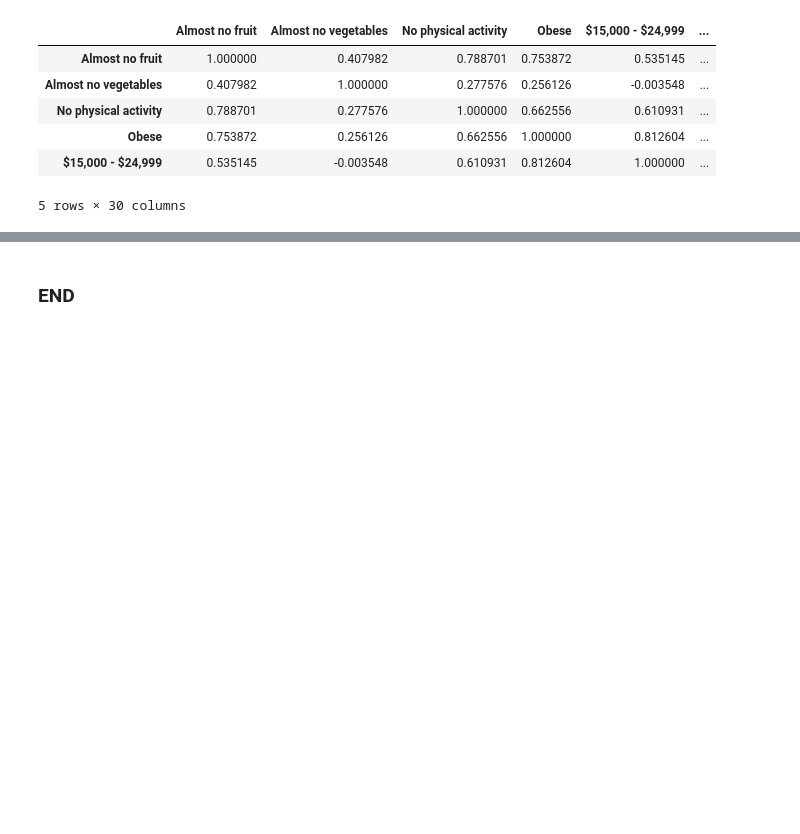
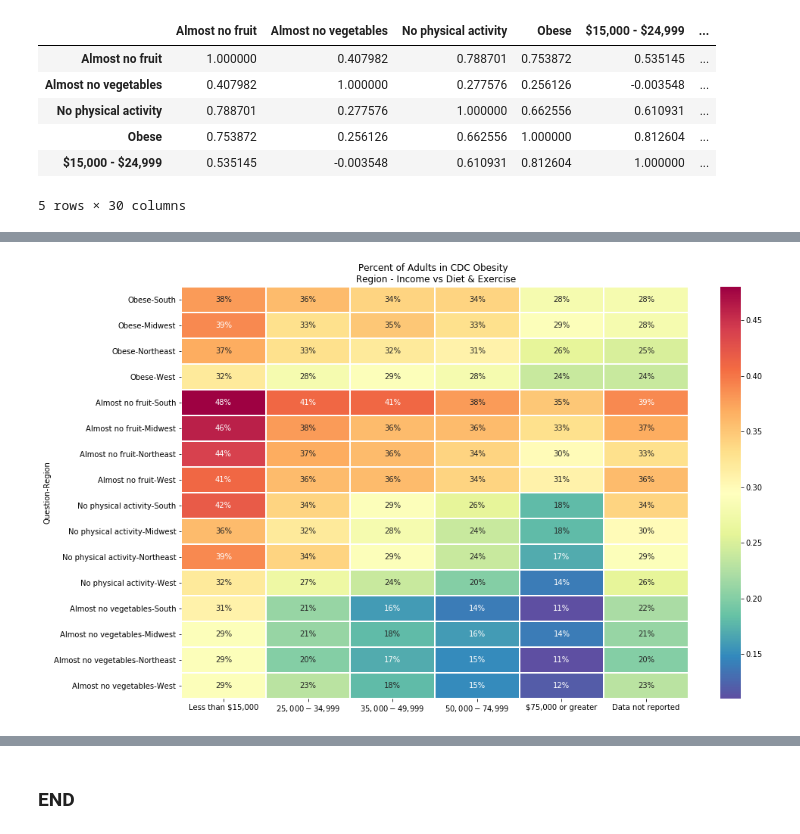
Before and after one commit to DimitriKourouniotis/Capstone-2, a Jupyter notebook: Capstone 2.ipynb, the cells around one changed output, grey strips where cells are left out. Saved outputs shown, nothing was run; the diff lists cells and outputs as text; code cells hidden in the pictures; blank space fills up the shorter version.

Commit message:
added heatmaps by region

```diff
--- a/Capstone 2.ipynb
+++ b/Capstone 2.ipynb
@@ -1220,0 +1269,39 @@ hmap.figure.savefig("Correlation_Heatmap_South.png",
+# %%
+#Create row and column orders
+Question_Order = ['Obese','Almost no fruit','No physical activity','Almost no vegetables']
+Region_Order = ['South','Midwest','Northeast','West']
+Education_Order = ['Less than high school', 'High school graduate','Some college or technical school','College graduate']
+Income_Order =["Less than $15,000","$25,000 - $34,999","$35,000 - $49,999","$50,000 - $74,999","$75,000 or greater","Data not reported"]
+# %%
+#Assign Categorical Values Education
+National_Questions_Education['Question']= pd.Categorical(National_Questions_Education['Question'],Question_Order)
+Regional_Questions_Education['Question']= pd.Categorical(Regional_Questions_Education['Question'],Question_Order)
+Regional_Questions_Education['Region']= pd.Categorical(Regional_Questions_Education['Region'],Region_Order)
+
+#Assign Categorical Values Income
+National_Questions_Income['Question']= pd.Categorical(National_Questions_Income['Question'],Question_Order)
+Regional_Questions_Income['Question']= pd.Categorical(Regional_Questions_Income['Question'],Question_Order)
+Regional_Questions_Income['Region']= pd.Categorical(Regional_Questions_Income['Region'],Region_Order)
+# %%
+Row_Sort = ['Question','Region']
+
+#Sort Rows
+National_Questions_Education = National_Questions_Education.sort_values(['Question'])
+National_Questions_Income = National_Questions_Income.sort_values(['Question'])
+
+Regional_Questions_Education = Regional_Questions_Education.sort_values(Row_Sort).set_index(Row_Sort)
+Regional_Questions_Income = Regional_Questions_Income.sort_values(Row_Sort).set_index(Row_Sort)
+# %%
+#Sort Columns
+National_Questions_Education=National_Questions_Education.reindex(columns=Education_Order)
+Regional_Questions_Education=Regional_Questions_Education.reindex(columns=Education_Order)
+
+National_Questions_Income=National_Questions_Income.reindex(columns=Income_Order)
+Regional_Questions_Income=Regional_Questions_Income.reindex(columns=Income_Order)
+# %%
+ax = plt.subplots(figsize=(15,10))
+sns.heatmap(Regional_Questions_Income, linewidth=1, fmt=".0%", cmap="Spectral_r", annot=True).set_title('Percent of Adults in CDC Obesity \n Region - Income vs Diet & Exercise')
+
+plt.show()
+# %% [output]
+[figure, added]
```
Also changed, not shown: parts of 15 cells of this notebook.
